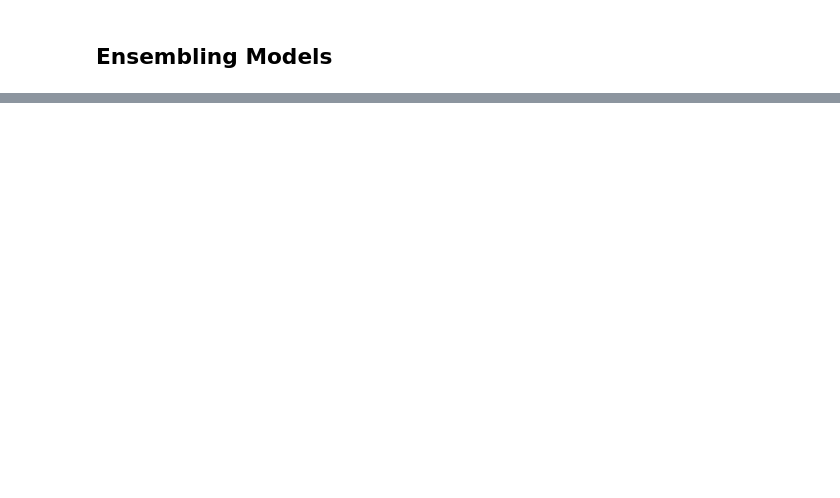
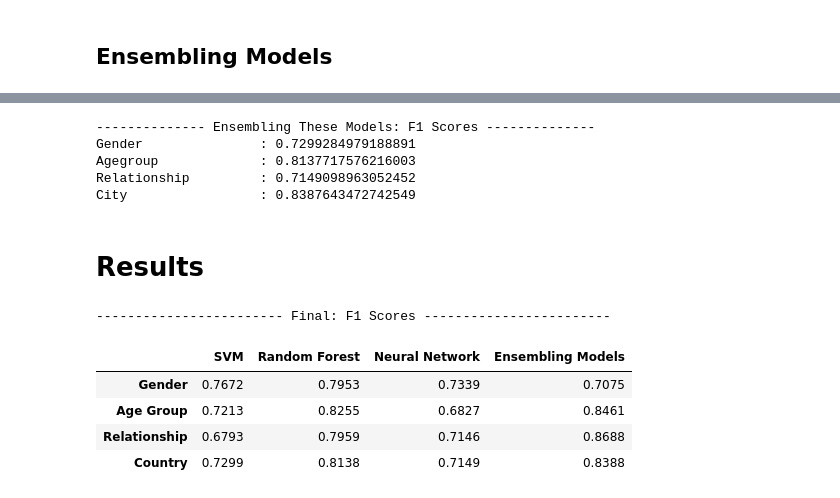
Before and after one commit to shivammehta007/Social-Network-Analysis, a Jupyter notebook: Demographic_Prediction.ipynb, the cells around one changed output, grey strips where cells are left out. Saved outputs shown, nothing was run; the diff lists cells and outputs as text; code cells hidden in the pictures; blank space fills up the shorter version.

Commit message:
Finalizing Task 3 with ensembling and formatting the code

```diff
--- a/Demographic_Prediction.ipynb
+++ b/Demographic_Prediction.ipynb
@@ -439,2 +433,21 @@ city_f1:                0.8673
 # %% [markdown]
 ## Ensembling Models
+# %%
+f1_scores_vc = []
+
+for column in y_train.columns:
+    current_column = y_train[column]
+
+    # Initialize Models
+
+    svm = SVC(kernel='rbf')
+    rfc = RandomForestClassifier(n_estimators=1000, random_state=SEED)
+    mlp = MLPClassifier(verbose=True, early_stopping=True, n_iter_no_change=10, hidden_layer_sizes=(100, 100))
+
+    vc = VotingClassifier(estimators=[('svm', svm), ('rfc', rfc), ('mlp', mlp)], voting='hard')
+    vc.fit(X_train, current_column)
+
+    prediction = vc.predict(X_test)
+
+    f1 = f1_score(prediction, y_test[column], average='weighted')
+    f1_scores_vc.append((column, f1))
@@ -440,0 +523,29 @@ city_f1:                0.8673
+# %%
+print('-------------- Ensembling These Models: F1 Scores --------------')
+for f in f1_scores_vc:
+    print('{:20} : {}'.format(str.capitalize(f[0]), f[1]))
+# %% [output]
+-------------- Ensembling These Models: F1 Scores --------------
+Gender               : 0.7299284979188891
+Agegroup             : 0.8137717576216003
+Relationship         : 0.7149098963052452
+City                 : 0.8387643472742549
+# %% [markdown]
+# Results
+# %%
+svm_f1 = ['{:.4f}'.format(f[1]) for f in f1_scores_svm]
+rfc_f1 = ['{:.4f}'.format(f[1]) for f in f1_scores_rfc]
+mlp_f1 = ['{:.4f}'.format(f[1]) for f in f1_scores_mlp]
+vc_f1  = ['{:.4f}'.format(f[1]) for f in f1_scores_vc]
+# %%
+results = pd.DataFrame(data=[svm_f1, rfc_f1, mlp_f1, vc_f1], columns=['SVM', 'Random Forest', 'Neural Network', 'Ensembling Models'], index=['Gender', 'Age Group', 'Relationship', 'Country'])
+# %%
+print('------------------------ Final: F1 Scores ------------------------')
+results
+# %% [output]
+------------------------ Final: F1 Scores ------------------------
+|  | SVM | Random Forest | Neural Network | Ensembling Models |
+| Gender | 0.7672 | 0.7953 | 0.7339 | 0.7075 |
+| Age Group | 0.7213 | 0.8255 | 0.6827 | 0.8461 |
+| Relationship | 0.6793 | 0.7959 | 0.7146 | 0.8688 |
+| Country | 0.7299 | 0.8138 | 0.7149 | 0.8388 |
```
Also changed, not shown: parts of 26 cells of this notebook.
